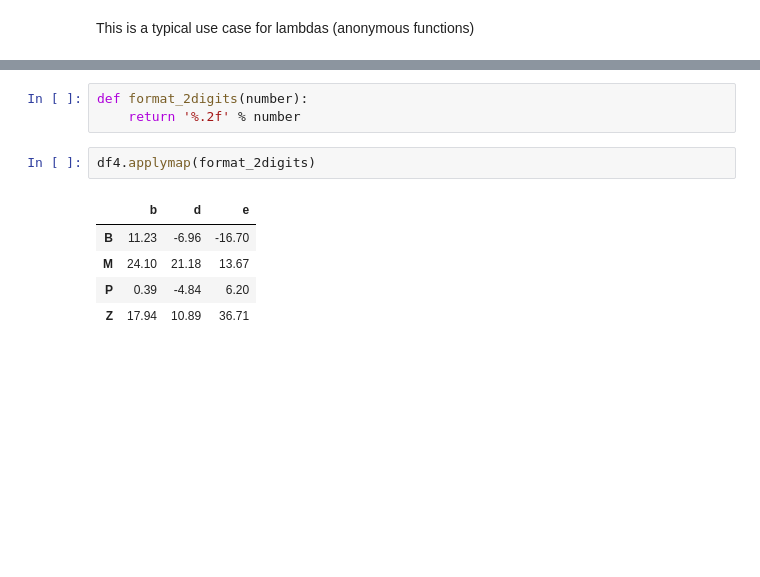
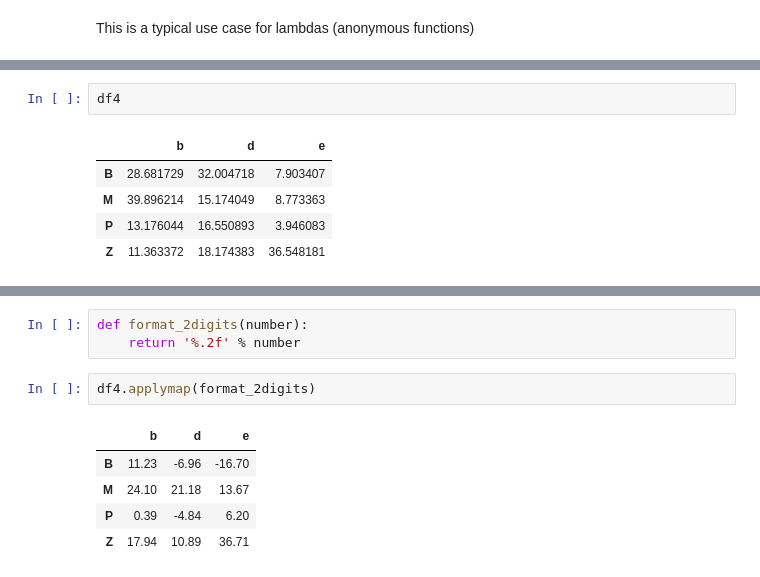
Before and after one commit to LorenzoChavez/Master-Data-Science, a Jupyter notebook: python/07-Numpy_Pandas_Introduction.ipynb, the cells around one changed output, grey strips where cells are left out. Saved outputs shown, nothing was run; the diff lists cells and outputs as text; blank space fills up the shorter version.

```diff
--- a/python/07-Numpy_Pandas_Introduction.ipynb
+++ b/python/07-Numpy_Pandas_Introduction.ipynb
@@ -1340,3 +1334,11 @@ df4.applymap(lambda element: element % 10 ) #aplica la operación a cada una de
+# %%
+df4
+# %% [output]
+|  | b | d | e |
+| B | 28.681729 | 32.004718 | 7.903407 |
+| M | 39.896214 | 15.174049 | 8.773363 |
+| P | 13.176044 | 16.550893 | 3.946083 |
+| Z | 11.363372 | 18.174383 | 36.548181 |
 # %%
 df4.apply(lambda series: series.max() - series.min(), axis=1) #por defecto axis=0.
 # %% [output]
```
Also changed, not shown: parts of 33 cells of this notebook, 2 other files.
